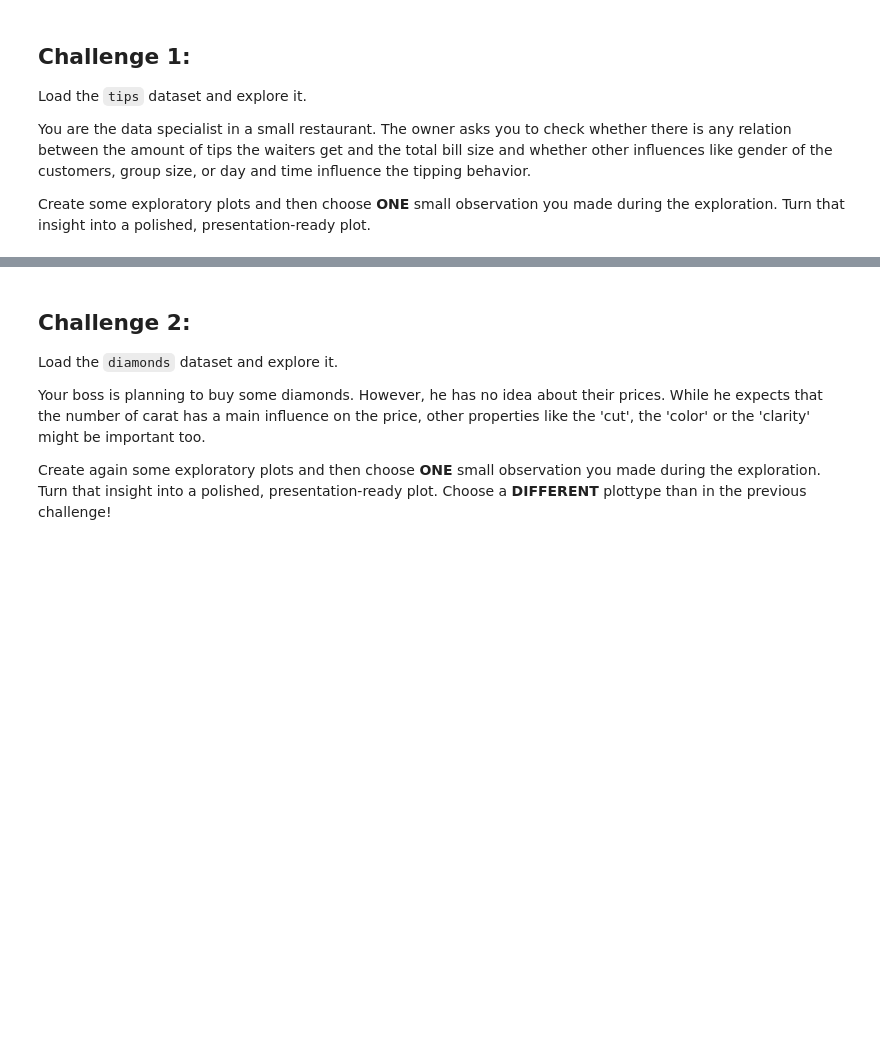
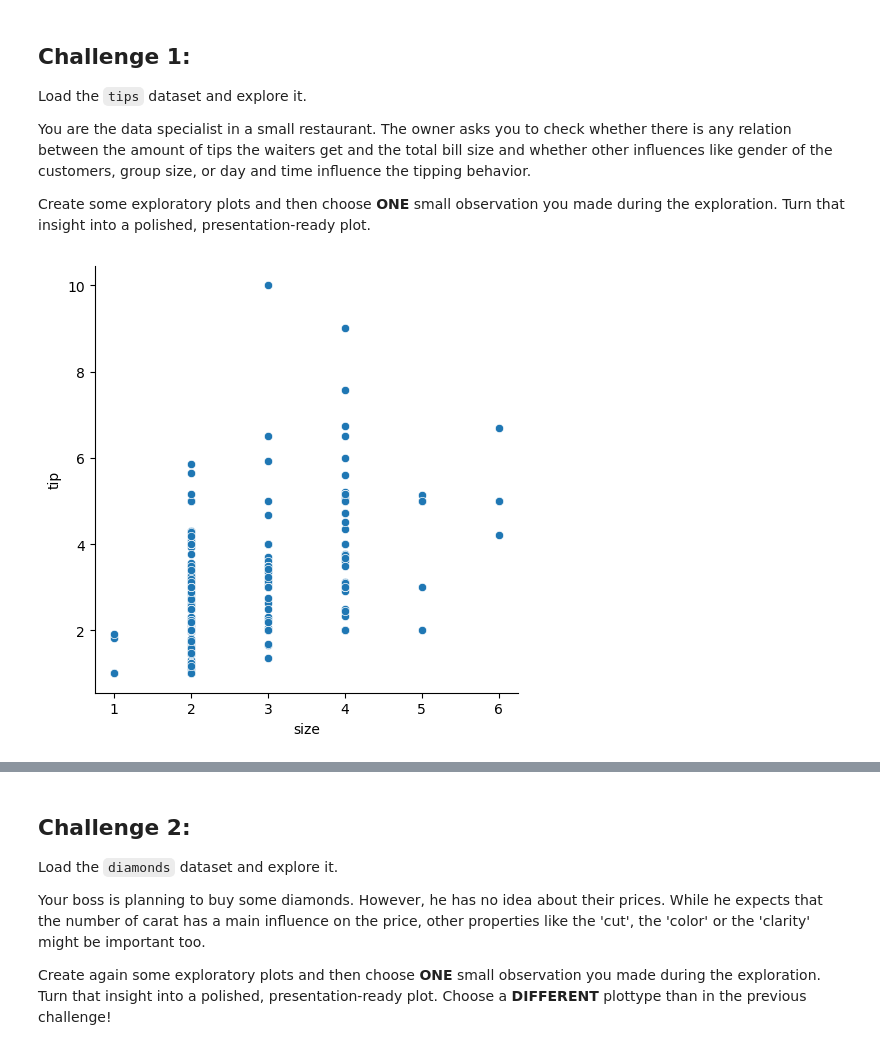
Before and after one commit to Cooljoe67/eniac_data_cleaning, a Jupyter notebook: 7_seaborn_challenges.ipynb, the cells around one changed output, grey strips where cells are left out. Saved outputs shown, nothing was run; the diff lists cells and outputs as text; code cells hidden in the pictures; blank space fills up the shorter version.

```diff
--- a/7_seaborn_challenges.ipynb
+++ b/7_seaborn_challenges.ipynb
@@ -596,3 +596,11 @@ Load the `tips` dataset and explore it.
 You are the data specialist in a small restaurant. The owner asks you to check whether there is any relation between the amount of tips the waiters get and the total bill size and whether other influences like gender of the customers, group size, or day and time influence the tipping behavior.
 
 Create some exploratory plots and then choose **ONE** small observation you made during the exploration. Turn that insight into a polished, presentation-ready plot.
+# %%
+tips_df = sns.load_dataset("tips")
+sns.relplot(kind="scatter",
+    data=tips_df,
+            x='size',
+            y='tip');
+# %% [output]
+[figure, added]
```
Also changed, not shown: parts of 4 cells of this notebook.
